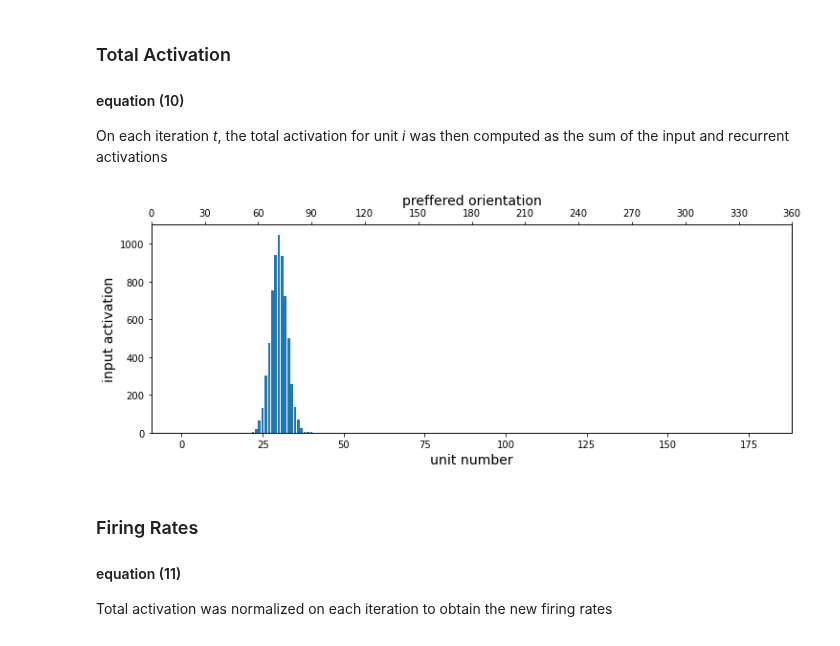
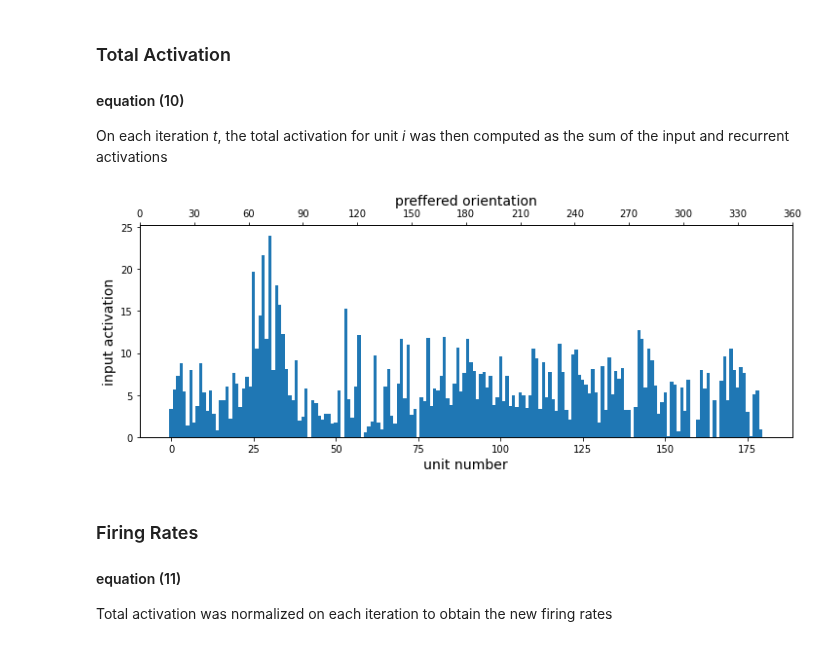
Before and after one commit to mwprestonjr/verstynen_2011_rpl, a Jupyter notebook: notebooks/verstynen_2011.ipynb, the cells around one changed output. Saved outputs shown, nothing was run; the diff lists cells and outputs as text; code cells hidden in the pictures.

```diff
--- a/notebooks/verstynen_2011.ipynb
+++ b/notebooks/verstynen_2011.ipynb
@@ -94,6 +97,6 @@ plt.show()
 # %%
 # calculate noise
-noise = multivariate_normal.rvs(np.zeros_like(pref_dirs), covariance, size=1)
+noise = multivariate_normal.rvs(np.zeros_like(PREF_DIRS), covariance, size=1)
 
 # add noise to input activation
 activation_n_noise = activation + noise
@@ -103,9 +106,9 @@ activation_n_noise[activation_n_noise<0] = 0
 
 # plot activation
 plt.figure(figsize=[12,4])
-plt.plot(activation,label='input activation')
-plt.plot(noise,label='noise')
-plt.plot(activation_n_noise,label='sum')
+plt.plot(PREF_DIRS, activation,label='input activation')
+plt.plot(PREF_DIRS, noise,label='noise')
+plt.plot(PREF_DIRS, activation_n_noise,label='sum')
 plt.legend()
 # %% [output]
 <matplotlib.legend.Legend at 0x...>
@@ -179,7 +186,7 @@ for pref_i in[60, 120, 240]:
 [figure]
 [figure]
 # %%
-def calc_initial_weights(pref_dirs, spread=30):
+def calc_initial_weights(pref_dirs, spread=38.8):
 
     # calc weight between units
     initial_weights = np.zeros([len(pref_dirs), len(pref_dirs)])
@@ -193,10 +200,10 @@ def calc_initial_weights(pref_dirs, spread=30):
 
 # calc initial weights
 pref_dirs = np.linspace(0,360,180)
-initial_weights = calc_initial_weights(pref_dirs, spread=30)
+initial_weights = calc_initial_weights(PREF_DIRS, spread=38.8)
 
 # plot weights
-plt.pcolormesh(pref_dirs, pref_dirs, initial_weights)
+plt.pcolormesh(PREF_DIRS, PREF_DIRS, initial_weights)
 plt.colorbar()
 # %% [output]
 <matplotlib.colorbar.Colorbar at 0x...>
@@ -208,7 +215,7 @@ plt.colorbar()
 On each iteration *t*, the total activation for unit *i* was then computed as the sum of the input and recurrent activations
 # %%
 def total_activation(firing_rate, weights, theta, pref_dirs,
-                     baseline=0, gain=1E3, spread=12):
+                     baseline=5, gain=13.4, spread=18.9):
     # calc input activation
     activation_raw = input_activation(theta, pref_dirs, baseline=baseline, gain=gain, spread=spread)
     activation = add_noise(activation_raw)
@@ -223,34 +230,31 @@ def total_activation(firing_rate, weights, theta, pref_dirs,
 # %%
 # calc input activation example
 
 # define input angle
 THETA = 60
 N_UNITS = 180
 
-# define 180 units, assign preference
-pref_dirs = np.arange(0,360,360/N_UNITS) # prefered angle
-X = np.zeros_like(pref_dirs) # firing rates
-
 # calculate input activation of each unit
+X = np.zeros_like(pref_dirs) # initial firing rates
 U = lambda preference: total_activation(X, initial_weights, THETA, pref_dirs)
 act = U(pref_dirs)
 
 # plot input activation of each unit
 fig = plt.figure(figsize=[12,4])
 ax1 = fig.add_subplot(111)
 ax2 = ax1.twiny()
-ax1.bar(np.arange(180), act)
+ax1.bar(np.arange(180), act, width=1)
 
 ax1.set_xlabel('unit number', fontsize=14)
 ax1.set_ylabel('input activation', fontsize=14)
 
 xx = np.linspace(0,360,13)
 ax2.set_xticks(xx)
 ax2.set_xticklabels([str(int(x)) for x in xx] )
 ax2.set_xlabel('preffered orientation', fontsize=14)
 plt.show()
 # %% [output]
-[figure, old version]
+[figure, new version]
 # %% [markdown]
 ### Firing Rates
 #### equation (11)
```
Also changed, not shown: parts of 28 cells of this notebook.
